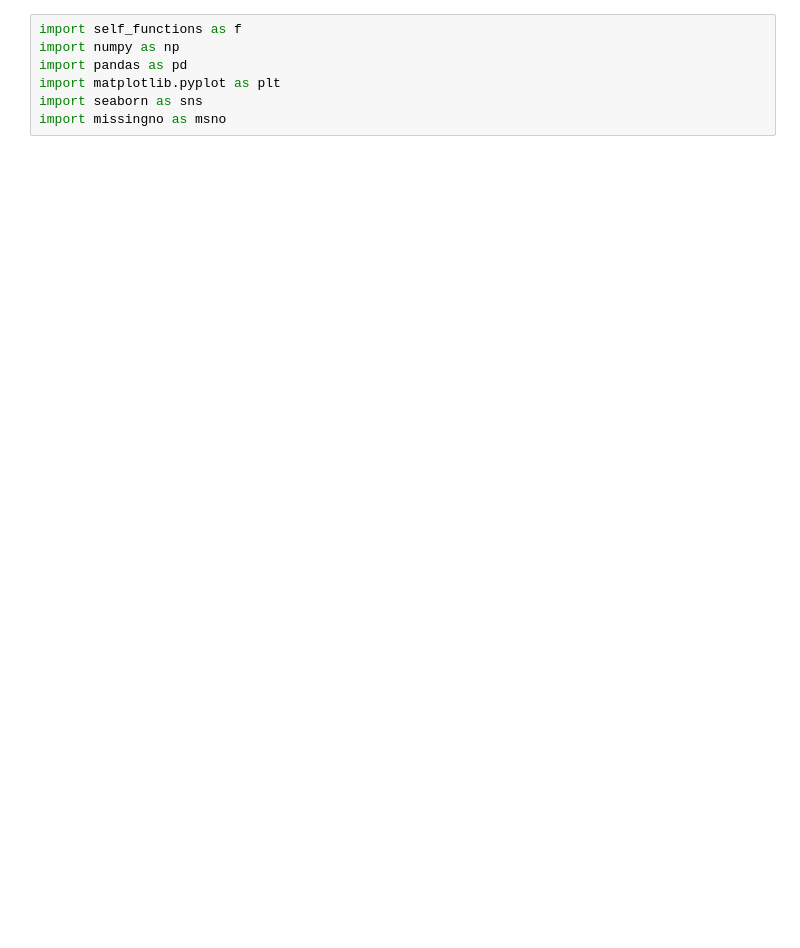
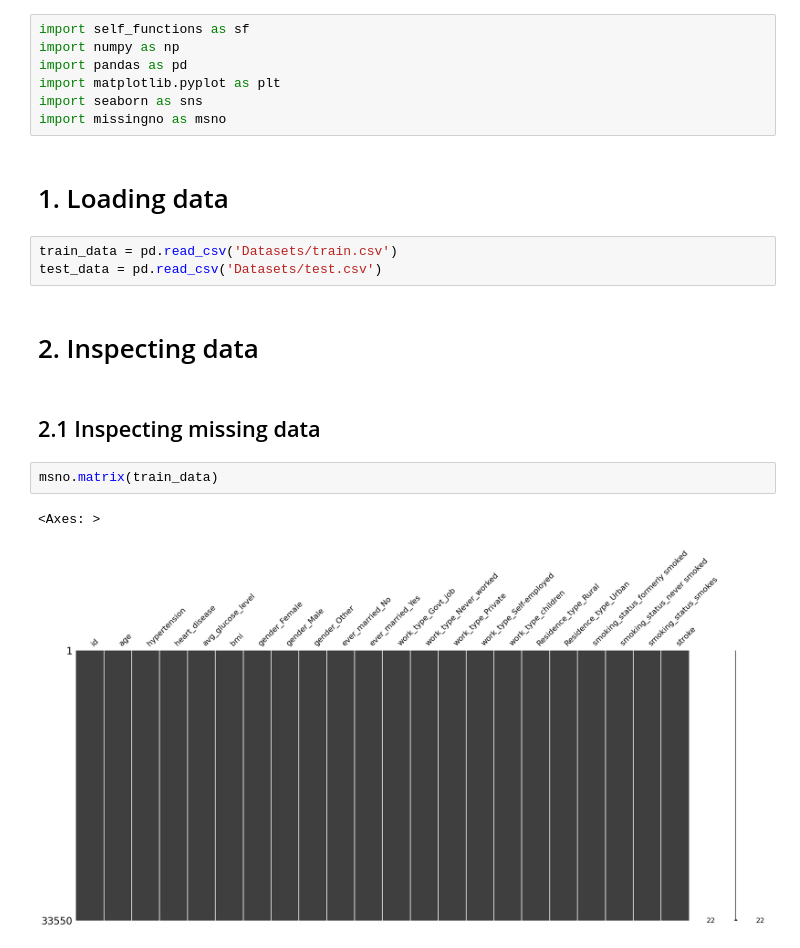
Before and after one commit to Primestyler/Machine-Learning-Group, a Jupyter notebook: main.ipynb, the cells around one changed output. Cells and saved outputs as stored; diff of their text form; blank space fills up the shorter version.

Commit message:
Added data inspection

```diff
--- a/main.ipynb
+++ b/main.ipynb
@@ -81,7 +12,21 @@ Note: you may need to restart the kernel to use updated packages.
 # %%
-import self_functions as f
+import self_functions as sf
 import numpy as np
 import pandas as pd
 import matplotlib.pyplot as plt
 import seaborn as sns
 import missingno as msno
+# %% [markdown]
+# 1. Loading data
+# %%
+train_data = pd.read_csv('Datasets/train.csv')
+test_data = pd.read_csv('Datasets/test.csv')
+# %% [markdown]
+# 2. Inspecting data
+# %% [markdown]
+## 2.1 Inspecting missing data
+# %%
+msno.matrix(train_data)
+# %% [output]
+<Axes: >
+[figure, added]
```
Also changed, not shown: parts of 9 cells of this notebook, 1 other file.
